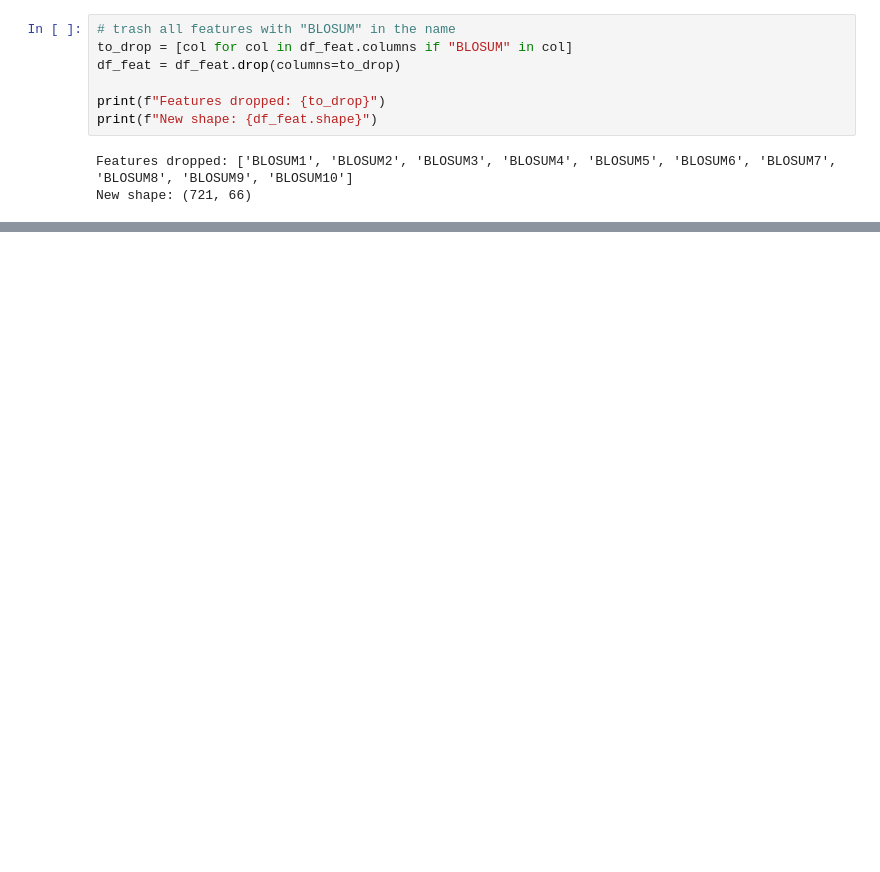
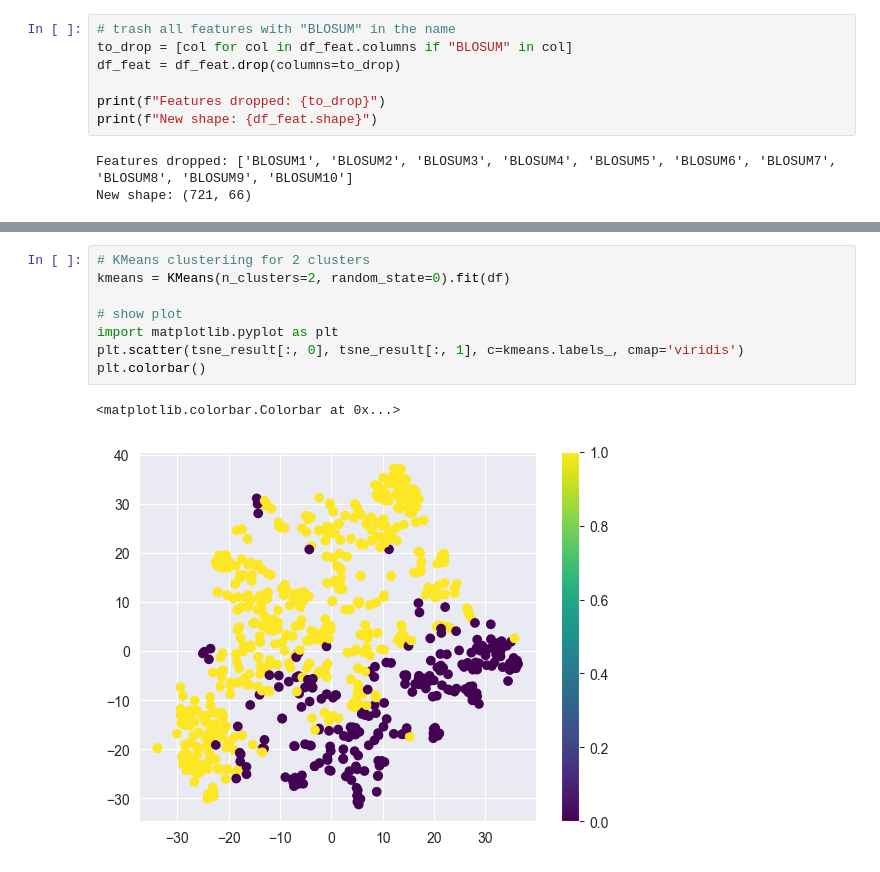
Before and after one commit to Dominule/qsAMPr, a Jupyter notebook: src/better_clustering.ipynb, the cells around one changed output, grey strips where cells are left out. Drawn from its saved outputs; the diff is of its cells as text; blank space fills up the shorter version.

```diff
--- a/src/better_clustering.ipynb
+++ b/src/better_clustering.ipynb
@@ -109,0 +122,11 @@ Silhouette score for 99 clusters: 0.19539886759826125
+# %%
+# KMeans clusteriing for 2 clusters
+kmeans = KMeans(n_clusters=2, random_state=0).fit(df)
+
+# show plot
+import matplotlib.pyplot as plt
+plt.scatter(tsne_result[:, 0], tsne_result[:, 1], c=kmeans.labels_, cmap='viridis')
+plt.colorbar()
+# %% [output]
+<matplotlib.colorbar.Colorbar at 0x...>
+[figure, added]
```
Also changed, not shown: parts of 13 cells of this notebook.
